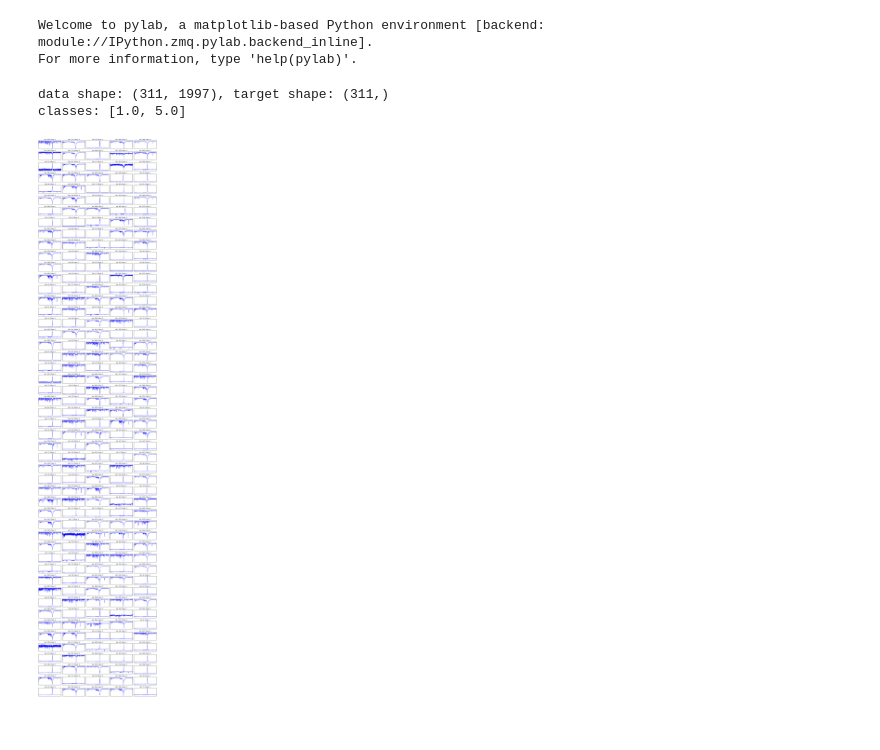
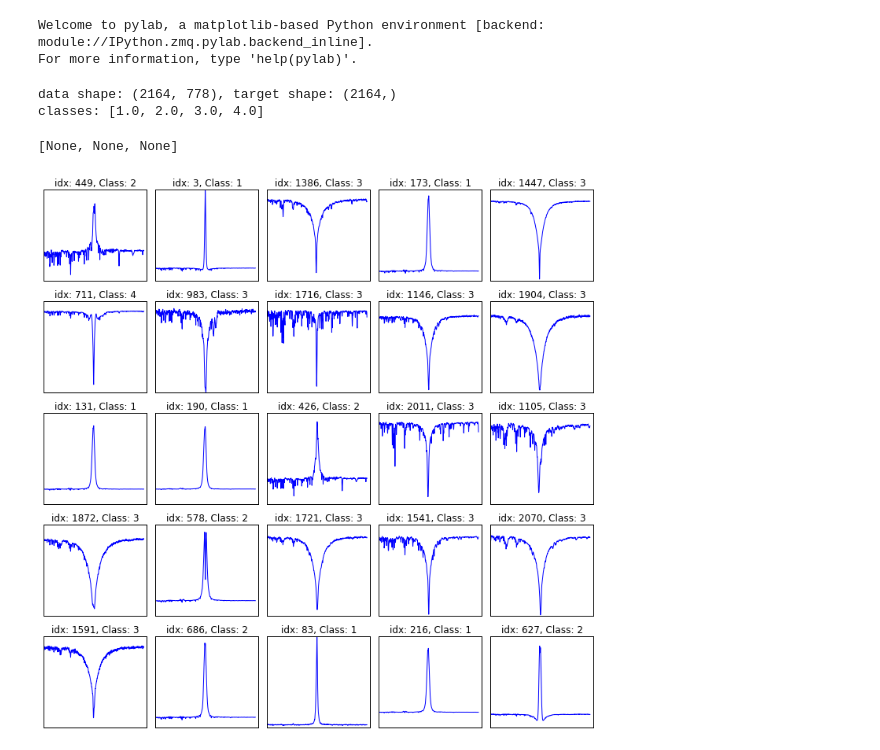
Before and after one commit to astar/berunka, a Jupyter notebook: notebooks/00_visualize_training_Set.ipynb, the cells around one changed output. Saved outputs shown, nothing was run; the diff lists cells and outputs as text; code cells hidden in the pictures.

```diff
--- a/notebooks/00_visualize_training_Set.ipynb
+++ b/notebooks/00_visualize_training_Set.ipynb
@@ -9,13 +9,13 @@ import pylab as pl
 import numpy as np
 
 # Some nice default configuration for plots
-pl.rcParams['figure.figsize'] = 15, 70
+pl.rcParams['figure.figsize'] = 10, 10
 pl.rcParams['axes.grid'] = True
 # %% [output]
 Welcome to pylab, a matplotlib-based Python environment [backend: module://IPython.zmq.pylab.backend_inline].
 For more information, type 'help(pylab)'.
 # %%
-data = np.genfromtxt('data/1_5_whole_spectrum.csv' , delimiter=',') # load whole spectrum
+data = np.genfromtxt('data/archive_1_4_28072013.csv' , delimiter=',') # load whole spectrum
 # %%
 #data = data[np.where(data[:,0]==5)]
 # %%
@@ -23,15 +23,17 @@ X, y = data[:,1:], data[:,0]
 print("data shape: %r, target shape: %r" % (X.shape, y.shape))
 print("classes: %r" % list(np.unique(y)))
 # %% [output]
-data shape: (311, 1997), target shape: (311,)
-classes: [1.0, 5.0]
+data shape: (2164, 778), target shape: (2164,)
+classes: [1.0, 2.0, 3.0, 4.0]
 # %%
 #Random 250 spectra from dataset
-for i, j in enumerate(np.random.permutation(X.shape[0])[:250]):
-    pl.subplot(50, 5, (i + 1))
+for i, j in enumerate(np.random.permutation(X.shape[0])[:25]):
+    pl.subplot(5, 5, (i + 1))
     pl.plot(X[j])
     pl.title("idx: %d, Class: %d" % (j, y[j]) )
     pl.xticks(()), pl.yticks(())
     pl.tight_layout()
+[pl.savefig('pic1.{}'.format(ext)) for ext in ['png','svg','pdf']]
 # %% [output]
+[None, None, None]
-[figure, old version]
+[figure, new version]
```
Also changed, not shown: 4 other files.
